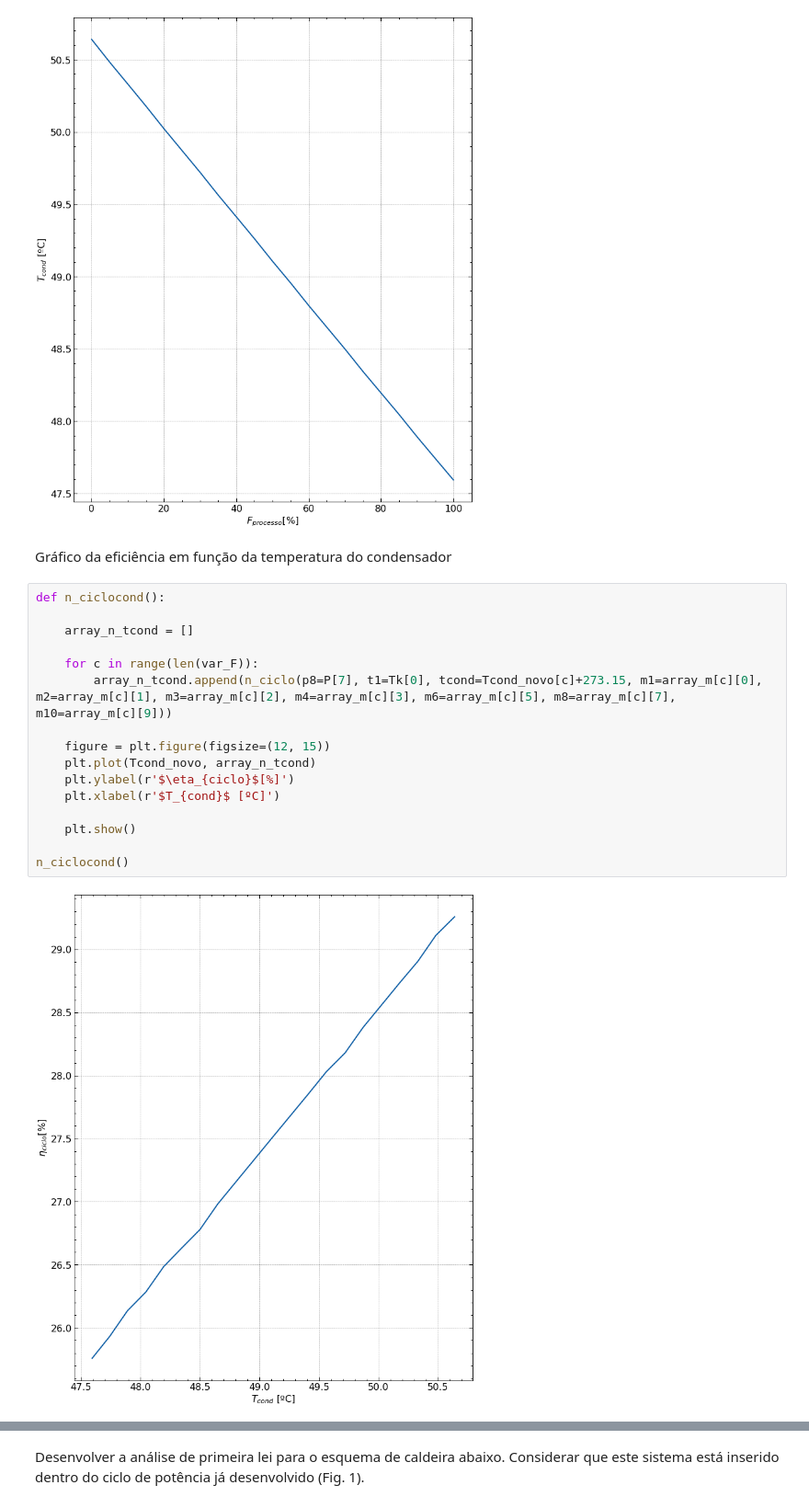
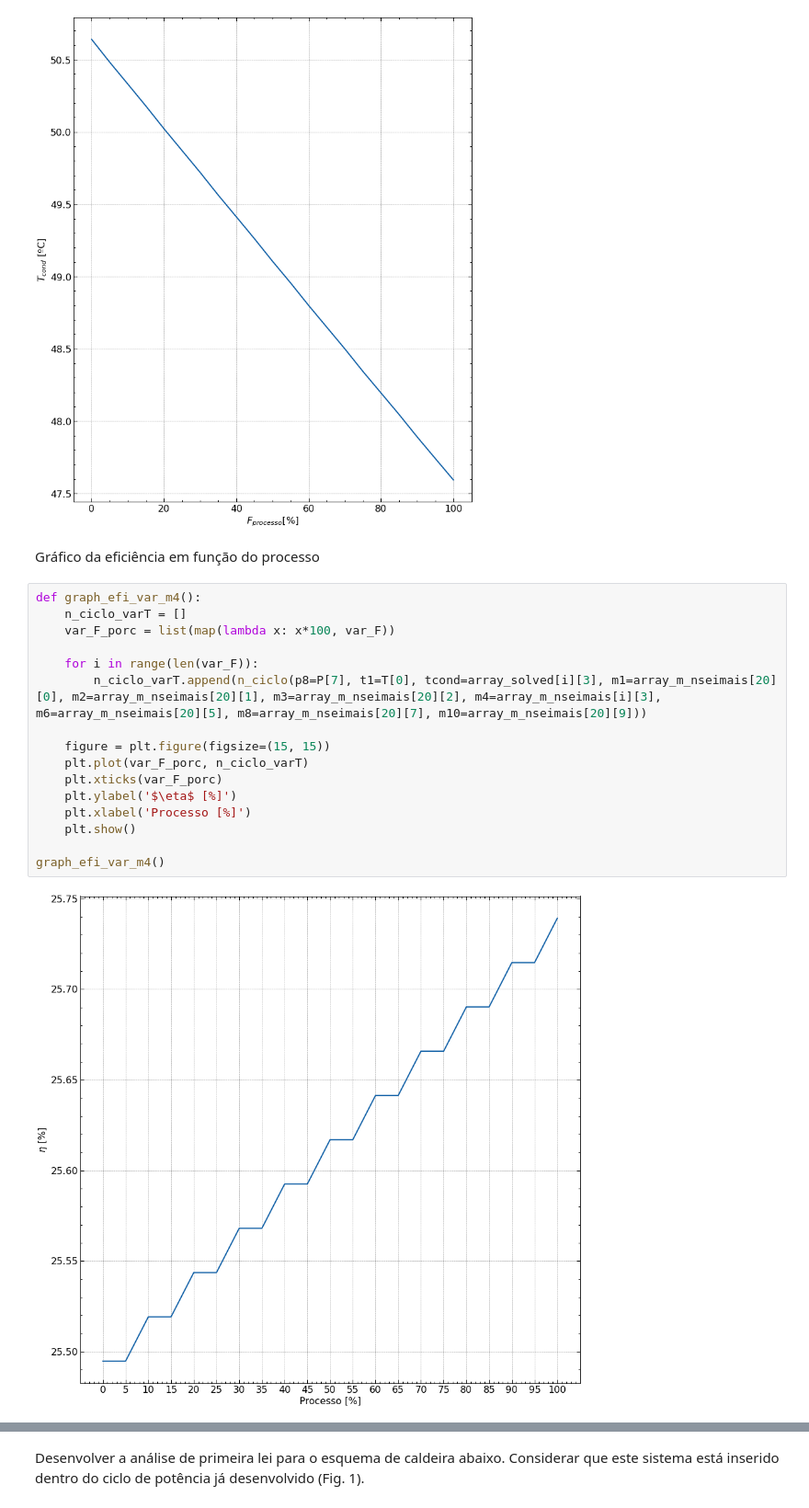
Before and after one commit to luaneng/gdv, a Jupyter notebook: projeto/main.ipynb, the cells around one changed output, grey strips where cells are left out. Shown at 92% size. Saved outputs shown, nothing was run; the diff lists cells and outputs as text.

```diff
--- a/projeto/main.ipynb
+++ b/projeto/main.ipynb
@@ -736,22 +732,22 @@ tcondfpro()
 # %% [output]
 [figure]
 # %% [markdown]
-Gráfico da eficiência em função da temperatura do condensador
+Gráfico da eficiência em função do processo
 # %%
-def n_ciclocond():
+def graph_efi_var_m4():
+    n_ciclo_varT = []
+    var_F_porc = list(map(lambda x: x*100, var_F))
 
-    array_n_tcond = []
+    for i in range(len(var_F)):
+        n_ciclo_varT.append(n_ciclo(p8=P[7], t1=T[0], tcond=array_solved[i][3], m1=array_m_nseimais[20][0], m2=array_m_nseimais[20][1], m3=array_m_nseimais[20][2], m4=array_m_nseimais[i][3], m6=array_m_nseimais[20][5], m8=array_m_nseimais[20][7], m10=array_m_nseimais[20][9]))
 
-    for c in range(len(var_F)):
-        array_n_tcond.append(n_ciclo(p8=P[7], t1=Tk[0], tcond=Tcond_novo[c]+273.15, m1=array_m[c][0], m2=array_m[c][1], m3=array_m[c][2], m4=array_m[c][3], m6=array_m[c][5], m8=array_m[c][7], m10=array_m[c][9]))
-
-    figure = plt.figure(figsize=(12, 15))
-    plt.plot(Tcond_novo, array_n_tcond)
-    plt.ylabel(r'$\eta_{ciclo}$[%]')
-    plt.xlabel(r'$T_{cond}$ [ºC]')
-
+    figure = plt.figure(figsize=(15, 15))
+    plt.plot(var_F_porc, n_ciclo_varT)
+    plt.xticks(var_F_porc)
+    plt.ylabel('$\eta$ [%]')
+    plt.xlabel('Processo [%]')
     plt.show()
 
-n_ciclocond()
+graph_efi_var_m4()
 # %% [output]
-[figure, old version]
+[figure, new version]
```
Also changed, not shown: parts of 5 cells of this notebook.
